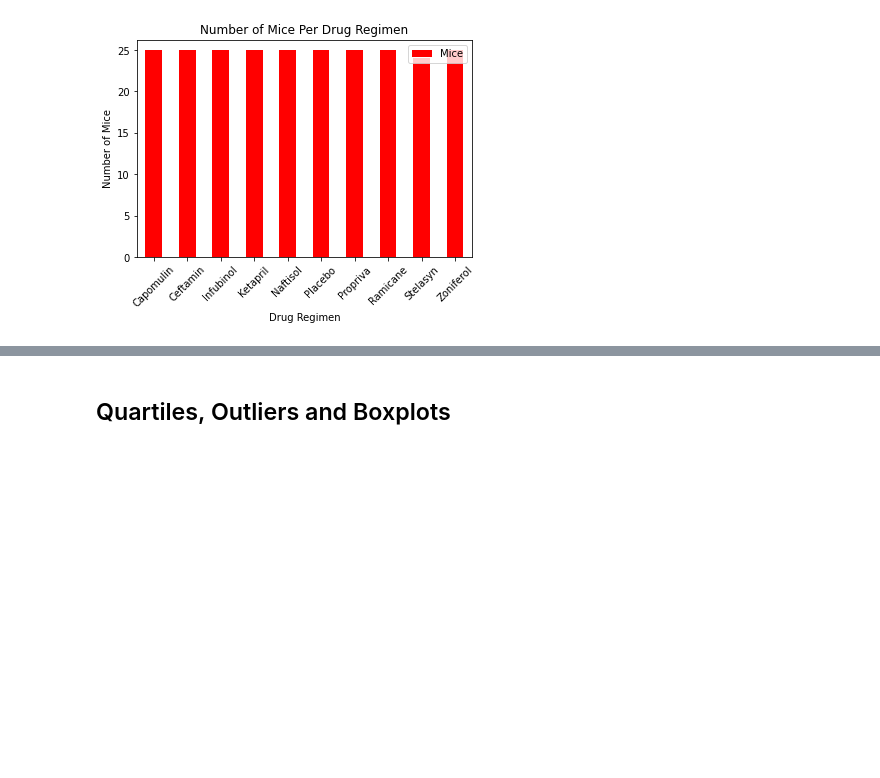
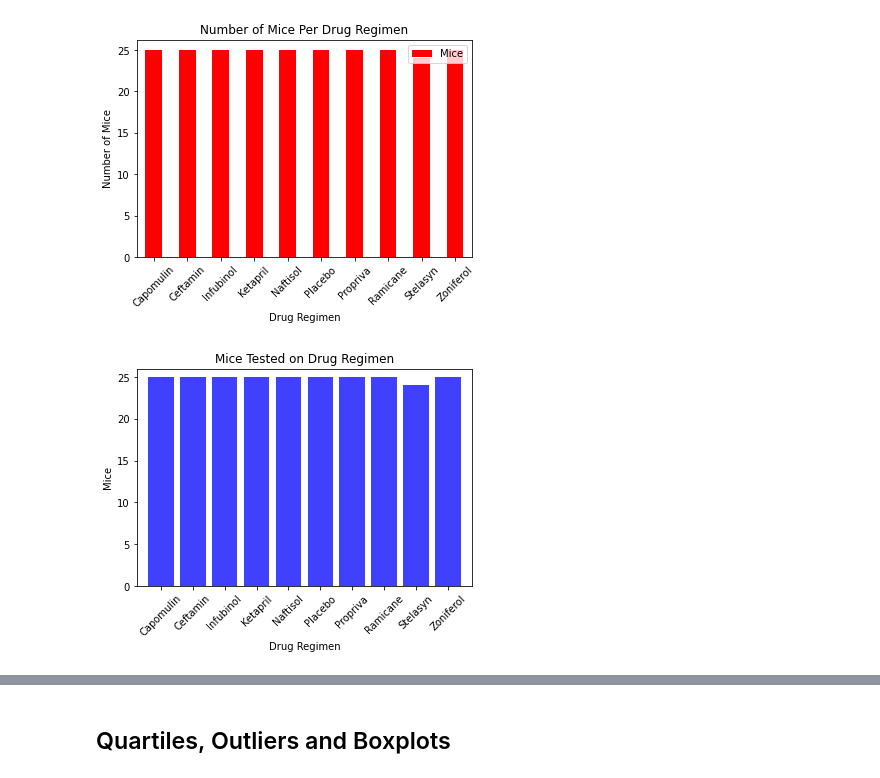
Before and after one commit to tidepooler/pymaceuticals, a Jupyter notebook: pymaceuticals_starter.ipynb, the cells around one changed output, grey strips where cells are left out. Cells and saved outputs as stored; diff of their text form; code cells hidden in the pictures; blank space fills up the shorter version.

Commit message:
Added bar chart in python
Added bar chart in python as requested

```diff
--- a/pymaceuticals_starter.ipynb
+++ b/pymaceuticals_starter.ipynb
@@ -166,13 +141,33 @@ Text(0.5, 0, 'Drug Regimen')
 [figure]
 # %%
 # Generate a bar plot showing the total number of unique mice tested on each drug regimen using pyplot.
+x_axis = np.arange(0, len(mice_drug_r_chart))
+tick_locations = []
+for x in x_axis:
+    tick_locations.append(x)
 
-#plt.bar(x_axis, true_false_grouped, color = 'r', alpha=0.5, align="center")
+plt.title("Mice Tested on Drug Regimen")
+plt.xlabel("Drug Regimen")
+plt.ylabel("Mice")
+
+plt.xlim(-0.75, len(mice_drug_r_chart["Drug_Regimen"])-.25)
+plt.ylim(0, max(mice_drug_r_chart["Mice"]) + 1)
+
+plt.bar(x_axis, mice_drug_r_chart["Mice"], facecolor="blue", alpha=0.75, align ='center')
+plt.xticks(tick_locations, mice_drug_r_chart["Drug_Regimen"], rotation = "45")
+plt.show()
+
+#plt.figure(figsize=(20,3))
+#plt.bar(x_axis, rain_df["Inches"], color='r', alpha=0.5, align="center")
+#plt.xticks(tick_locations, rain_df["State"], rotation="vertical")
+#plt.bar(x="Drug_Regimen", y="Mice", color = 'blue', alpha=0.5, align="center")
 #plt.bar(x_axis, organized_df["Mouse_ID"].nunique(), color='r', alpha=0.5, align="center")
 #plt.xticks(rotation = "vertical")
 #plt.title("Drug Regimen Types vs. Number of Mice")
 #plt.xlabel("Drug Regimen Types")
 #plt.ylabel("Number of Mice")
+# %% [output]
+[figure, added]
 # %%
 # Generate a pie plot showing the distribution of female versus male mice using pandas
 
```
Also changed, not shown: parts of 3 cells of this notebook.
